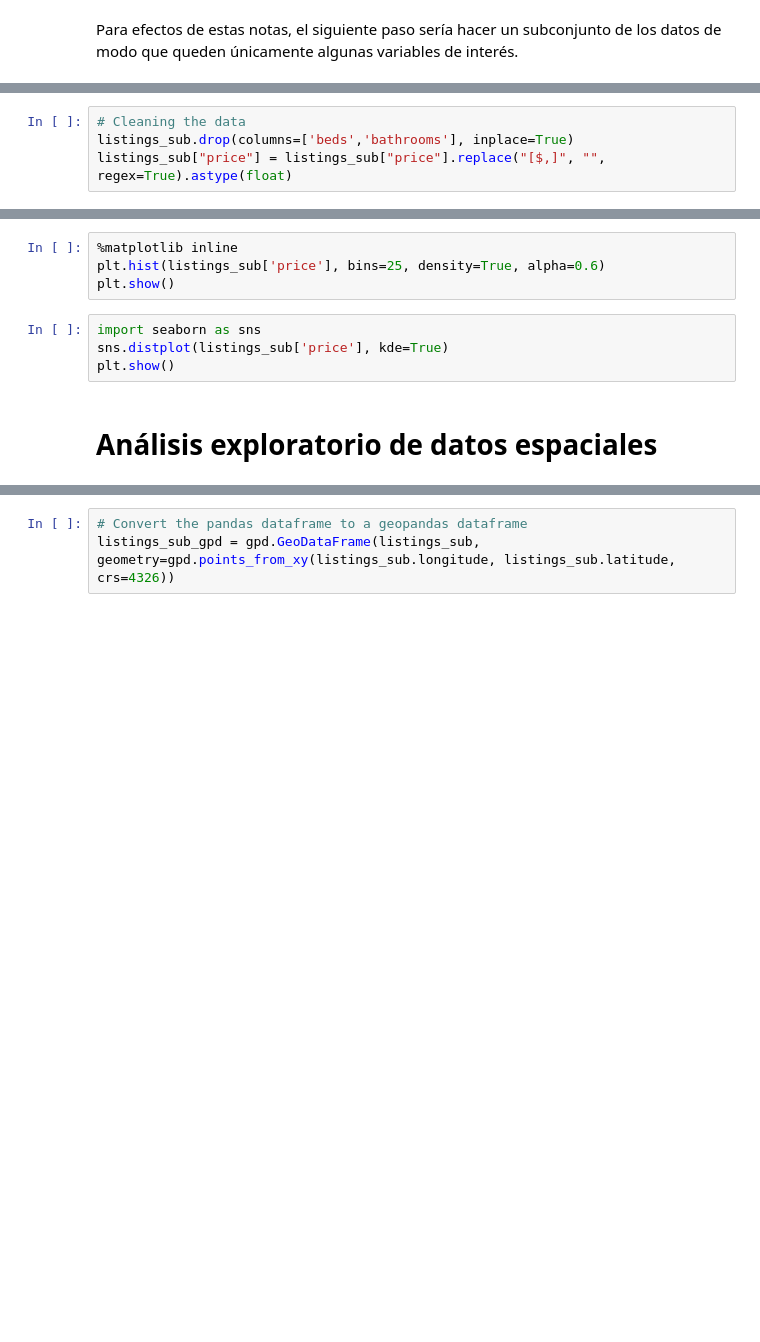
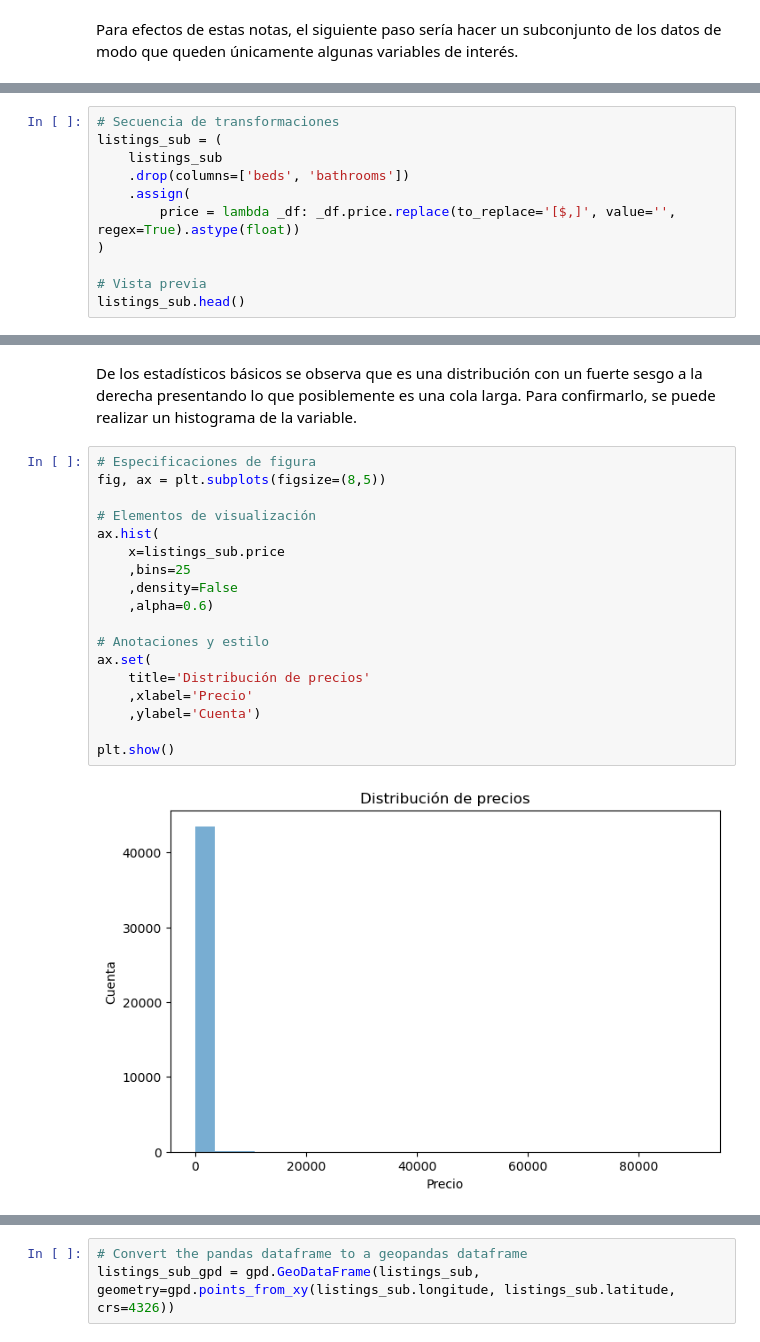
Before and after one commit to CAMM961001/geospatial_data_science, a Jupyter notebook: Chapter05/data_visualization.ipynb, the cells around one changed output, grey strips where cells are left out. Cells and saved outputs as stored; diff of their text form; blank space fills up the shorter version.

```diff
--- a/Chapter05/data_visualization.ipynb
+++ b/Chapter05/data_visualization.ipynb
@@ -91,4 +114,11 @@ listings_sub.info()
 # %%
-# Cleaning the data
-listings_sub.drop(columns=['beds','bathrooms'], inplace=True)
-listings_sub["price"] = listings_sub["price"].replace("[$,]", "", regex=True).astype(float)
+# Secuencia de transformaciones
+listings_sub = (
+    listings_sub
+    .drop(columns=['beds', 'bathrooms'])
+    .assign(
+        price = lambda _df: _df.price.replace(to_replace='[$,]', value='', regex=True).astype(float))
+)
+
+# Vista previa
+listings_sub.head()
@@ -99,10 +147,22 @@ listings_sub['price'].describe()
+# %% [markdown]
+De los estadísticos básicos se observa que es una distribución con un fuerte sesgo a la derecha presentando lo que posiblemente es una cola larga. Para confirmarlo, se puede realizar un histograma de la variable.
 # %%
-%matplotlib inline
-plt.hist(listings_sub['price'], bins=25, density=True, alpha=0.6)
+# Especificaciones de figura
+fig, ax = plt.subplots(figsize=(8,5))
+
+# Elementos de visualización
+ax.hist(
+    x=listings_sub.price
+    ,bins=25
+    ,density=False
+    ,alpha=0.6)
+
+# Anotaciones y estilo
+ax.set(
+    title='Distribución de precios'
+    ,xlabel='Precio'
+    ,ylabel='Cuenta')
+
 plt.show()
+# %% [output]
+[figure, added]
-# %%
-import seaborn as sns
-sns.distplot(listings_sub['price'], kde=True)
-plt.show()
-# %% [markdown]
-# Análisis exploratorio de datos espaciales
```
Also changed, not shown: parts of 13 cells of this notebook.
